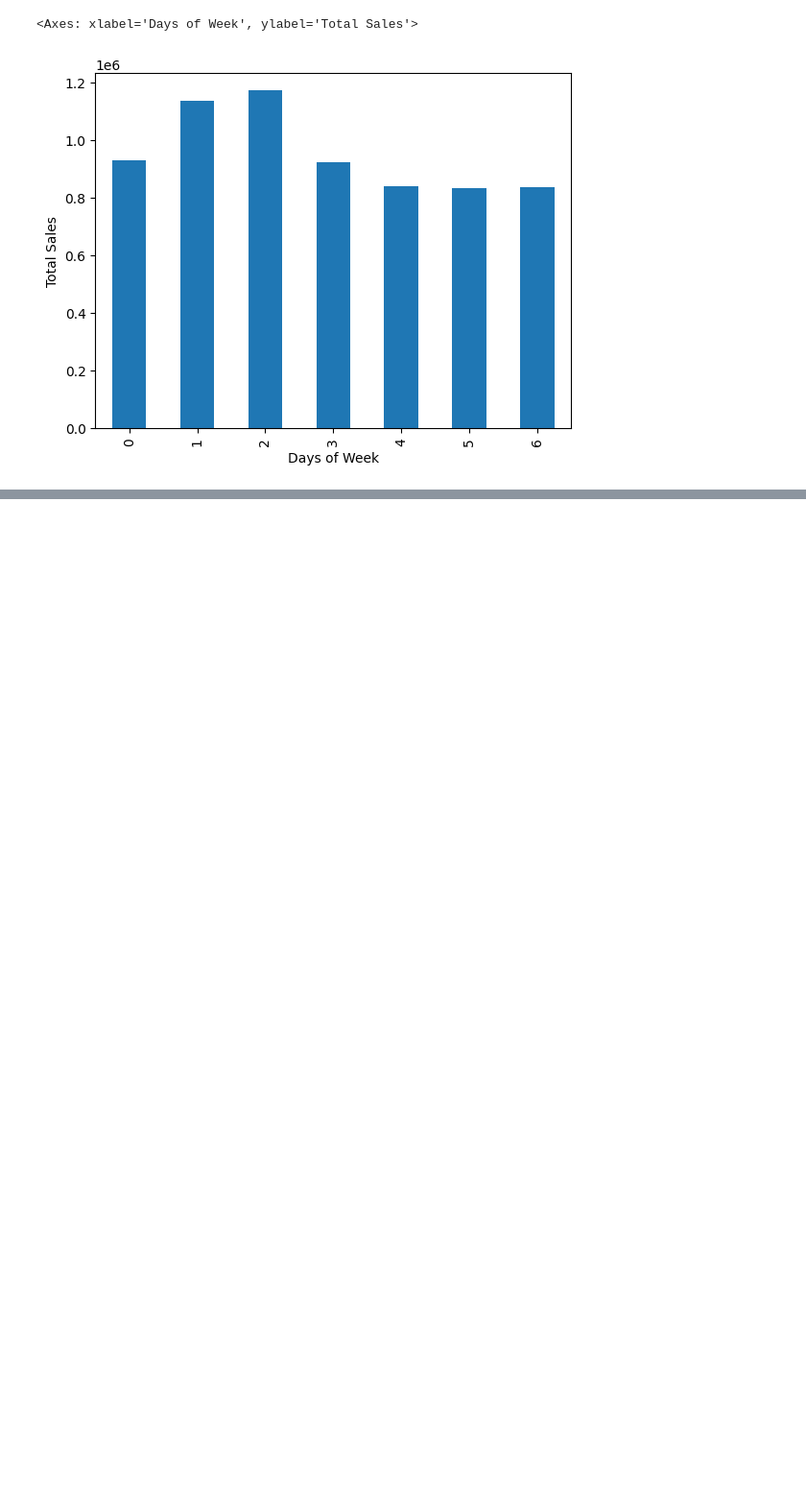
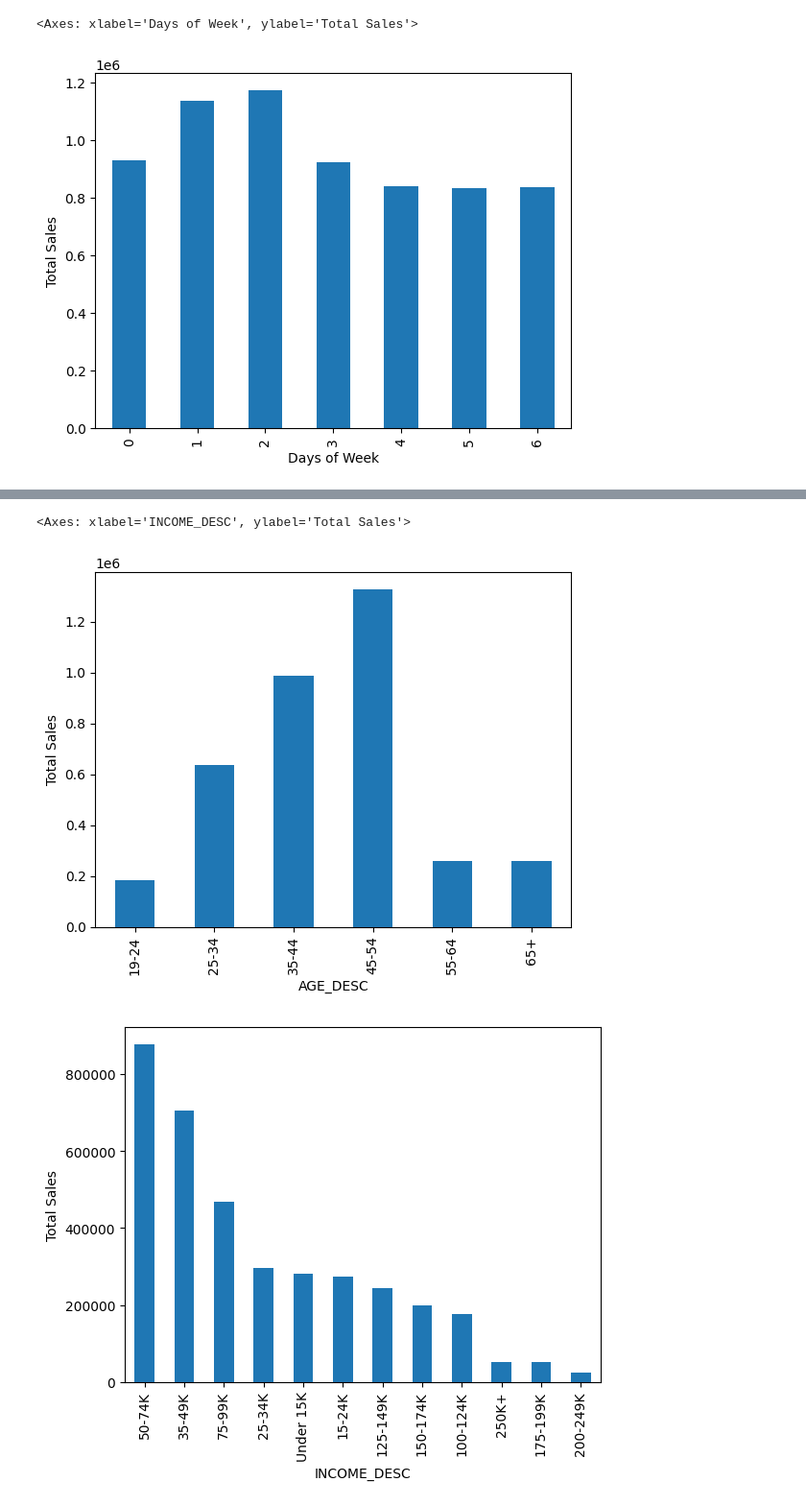
Before and after one commit to Mayar9/Mega_Market, a Jupyter notebook: Acquisition_target_data.ipynb, the cells around one changed output, grey strips where cells are left out. Shown at 96% size. Saved outputs shown, nothing was run; the diff lists cells and outputs as text; code cells hidden in the pictures; blank space fills up the shorter version.

Commit message:
Exploring demographics dataset and Analyze affect of sales on AGE_DESC, HH_COMP_DESC and INCOME_DESC classified columns

```diff
--- a/Acquisition_target_data.ipynb
+++ b/Acquisition_target_data.ipynb
@@ -658,0 +672,6 @@ transactions_df.groupby([transactions_df['date'].dt.day_of_week]).agg({'SALES_VA
+# %%
+demographic = pd.read_csv(r'E:\MegaMarket_Project\megaMarket\changes\Maven CSV - NPz files\hh_demographic.csv',
+                        delimiter=',',
+                        usecols= ['household_key', 'AGE_DESC', 'INCOME_DESC', 'HH_COMP_DESC']).reindex(['household_key', 'AGE_DESC', 'INCOME_DESC', 'HH_COMP_DESC'], axis=1)
+
+demographic.head()
@@ -658,0 +721,11 @@ transactions_df.groupby([transactions_df['date'].dt.day_of_week]).agg({'SALES_VA
+# %%
+demographic = demographic.astype(
+    {
+        'household_key': 'int16',
+        'AGE_DESC': 'category',
+        'INCOME_DESC': 'category',
+        'HH_COMP_DESC': 'category'
+    }
+)
+
+demographic.info(memory_usage='deep')
@@ -658,0 +762,14 @@ transactions_df.groupby([transactions_df['date'].dt.day_of_week]).agg({'SALES_VA
+# %%
+'''
+Join aggregated version of transactional model (total sales per each household)  and demographical model
+'''
+
+
+household_totalsales = transactions_df.groupby('household_key').agg({'SALES_VALUE': 'sum'})
+household_totalsales
+
+transactions_demograph = household_totalsales.merge(demographic,
+                           how='inner',
+                           left_on= 'household_key',
+                           right_on= 'household_key')
+transactions_demograph
@@ -658,0 +790,8 @@ transactions_df.groupby([transactions_df['date'].dt.day_of_week]).agg({'SALES_VA
+# %%
+''' Plot the sum of sales by age_desc and income_desc (in separate charts).'''
+transactions_demograph.groupby('AGE_DESC', observed=True).agg({'SALES_VALUE':'sum'}).plot(kind='bar', ylabel="Total Sales", legend=False)
+transactions_demograph.groupby('INCOME_DESC', observed=True).agg({'SALES_VALUE':'sum'}).sort_values('SALES_VALUE', ascending=False).plot(kind='bar', ylabel="Total Sales", legend=False)
+# %% [output]
+<Axes: xlabel='INCOME_DESC', ylabel='Total Sales'>
+[figure, added]
+[figure, added]
```
Also changed, not shown: parts of 14 cells of this notebook.
